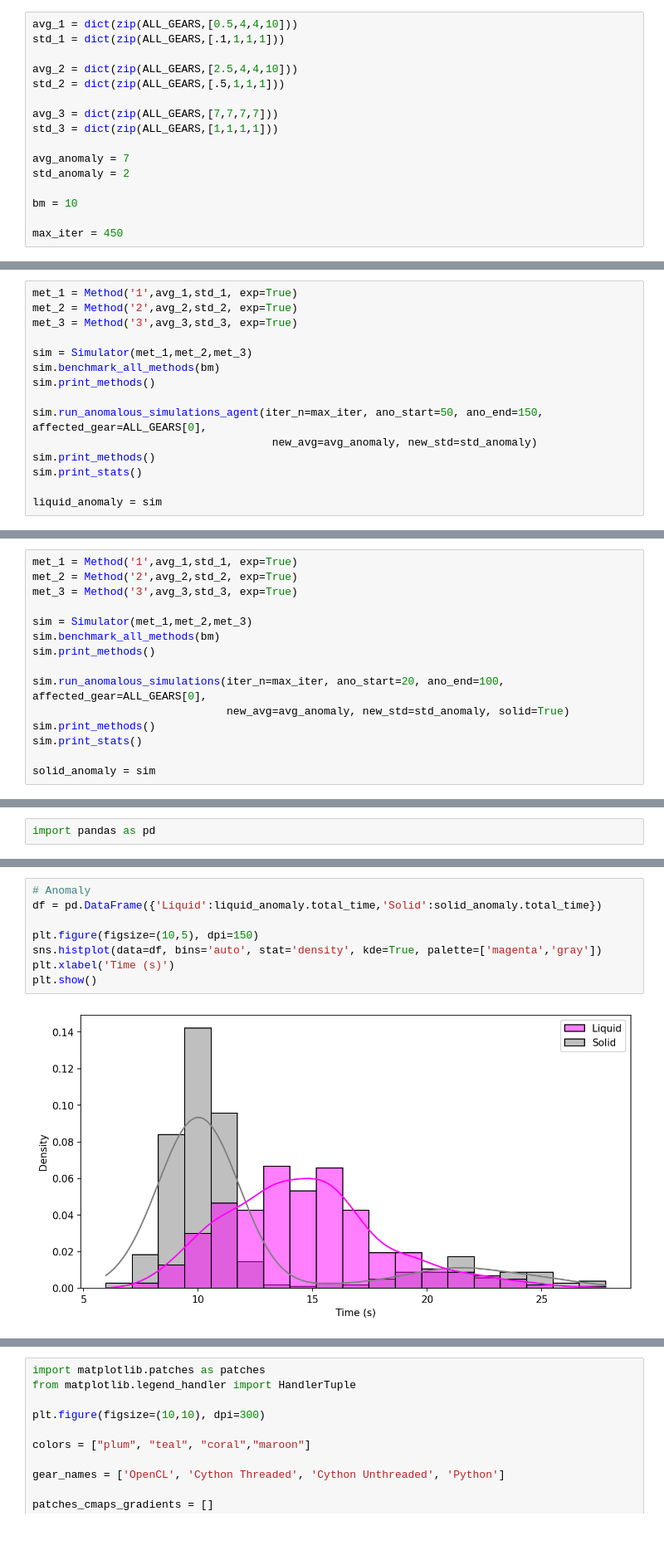
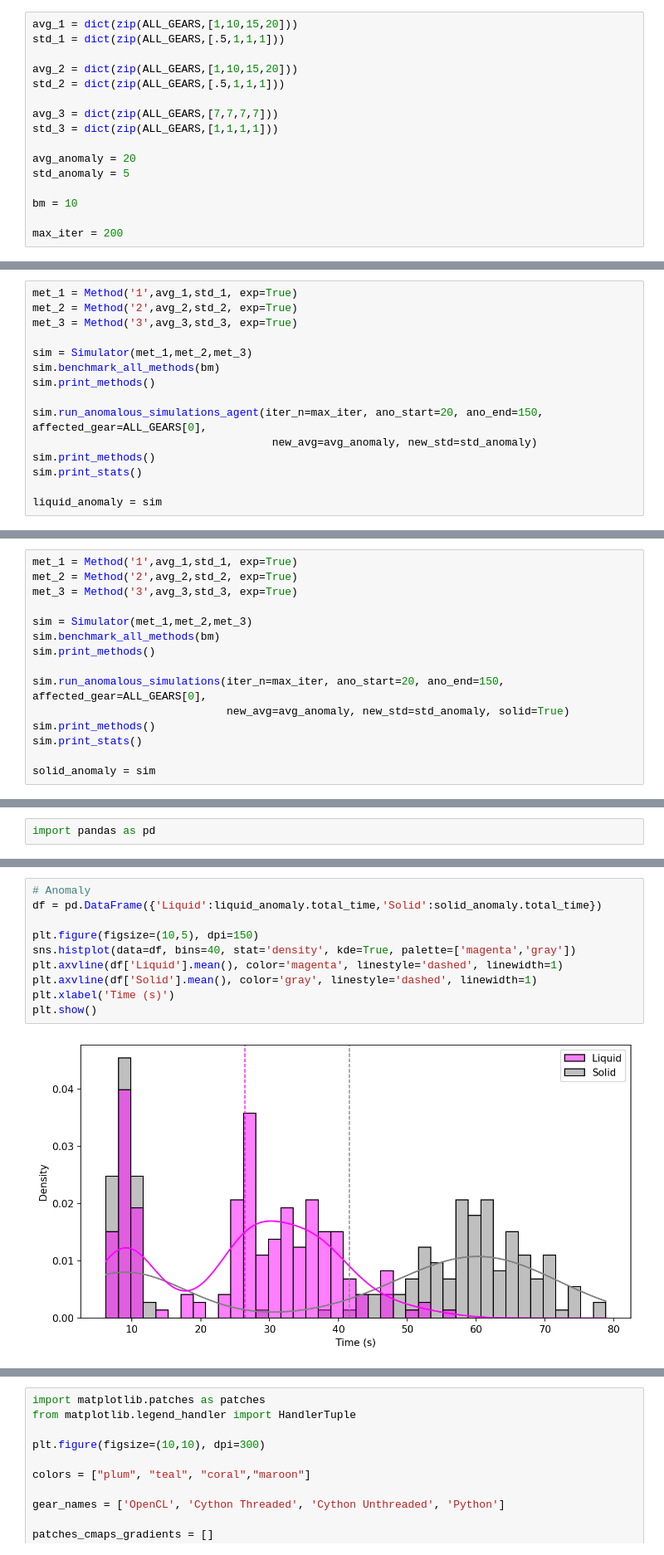
Before and after one commit to HenriquesLab/NanoPyx, a Jupyter notebook: src/nanopyx/liquid/simulations_logi.ipynb, the cells around one changed output, grey strips where cells are left out. Shown at 83% size. Saved outputs shown, nothing was run; the diff lists cells and outputs as text.

Commit message:
Final simulations

```diff
--- a/src/nanopyx/liquid/simulations_logi.ipynb
+++ b/src/nanopyx/liquid/simulations_logi.ipynb
@@ -8,21 +8,21 @@ print(ALL_GEARS)
 # %% [output]
 ['OPENCL', 'CYTHON_THREADED', 'CYTHON_UNTHREADED', 'PYTHON']
 # %%
-avg_1 = dict(zip(ALL_GEARS,[0.5,4,4,10]))
-std_1 = dict(zip(ALL_GEARS,[.1,1,1,1]))
+avg_1 = dict(zip(ALL_GEARS,[1,10,15,20]))
+std_1 = dict(zip(ALL_GEARS,[.5,1,1,1]))
 
-avg_2 = dict(zip(ALL_GEARS,[2.5,4,4,10]))
+avg_2 = dict(zip(ALL_GEARS,[1,10,15,20]))
 std_2 = dict(zip(ALL_GEARS,[.5,1,1,1]))
 
 avg_3 = dict(zip(ALL_GEARS,[7,7,7,7]))
 std_3 = dict(zip(ALL_GEARS,[1,1,1,1]))
 
-avg_anomaly = 7
-std_anomaly = 2
+avg_anomaly = 20
+std_anomaly = 5
 
 bm = 10
 
-max_iter = 450
+max_iter = 200
 # %% [markdown]
 #### Case study #0 : Normal w/ liquid
 # %%
@@ -72,7 +72,7 @@ sim = Simulator(met_1,met_2,met_3)
 sim.benchmark_all_methods(bm)
 sim.print_methods()
 
-sim.run_anomalous_simulations_agent(iter_n=max_iter, ano_start=50, ano_end=150, affected_gear=ALL_GEARS[0],
+sim.run_anomalous_simulations_agent(iter_n=max_iter, ano_start=20, ano_end=150, affected_gear=ALL_GEARS[0],
                                      new_avg=avg_anomaly, new_std=std_anomaly)
 sim.print_methods()
 sim.print_stats()
@@ -180,7 +180,7 @@ sim = Simulator(met_1,met_2,met_3)
 sim.benchmark_all_methods(bm)
 sim.print_methods()
 
-sim.run_anomalous_simulations(iter_n=max_iter, ano_start=20, ano_end=100, affected_gear=ALL_GEARS[0],
+sim.run_anomalous_simulations(iter_n=max_iter, ano_start=20, ano_end=150, affected_gear=ALL_GEARS[0],
                               new_avg=avg_anomaly, new_std=std_anomaly, solid=True)
 sim.print_methods()
 sim.print_stats()
@@ -254,13 +256,15 @@ plt.show()
 # %%
 # Anomaly
 df = pd.DataFrame({'Liquid':liquid_anomaly.total_time,'Solid':solid_anomaly.total_time})
 
 plt.figure(figsize=(10,5), dpi=150)
-sns.histplot(data=df, bins='auto', stat='density', kde=True, palette=['magenta','gray'])
+sns.histplot(data=df, bins=40, stat='density', kde=True, palette=['magenta','gray'])
+plt.axvline(df['Liquid'].mean(), color='magenta', linestyle='dashed', linewidth=1)
+plt.axvline(df['Solid'].mean(), color='gray', linestyle='dashed', linewidth=1)
 plt.xlabel('Time (s)')
 plt.show()
 # %% [output]
-[figure, old version]
+[figure, new version]
 # %%
 # Perm
 df = pd.DataFrame({'Liquid':liquid_perm.total_time,'Solid':solid_perm.total_time})
```
Also changed, not shown: parts of 11 cells of this notebook.
